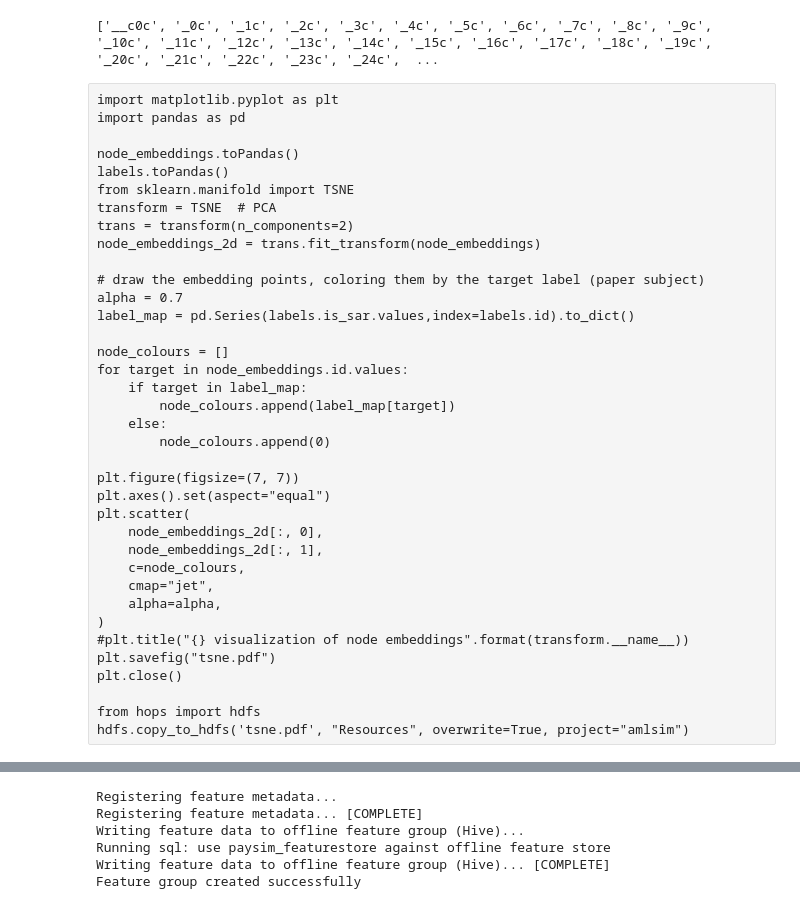
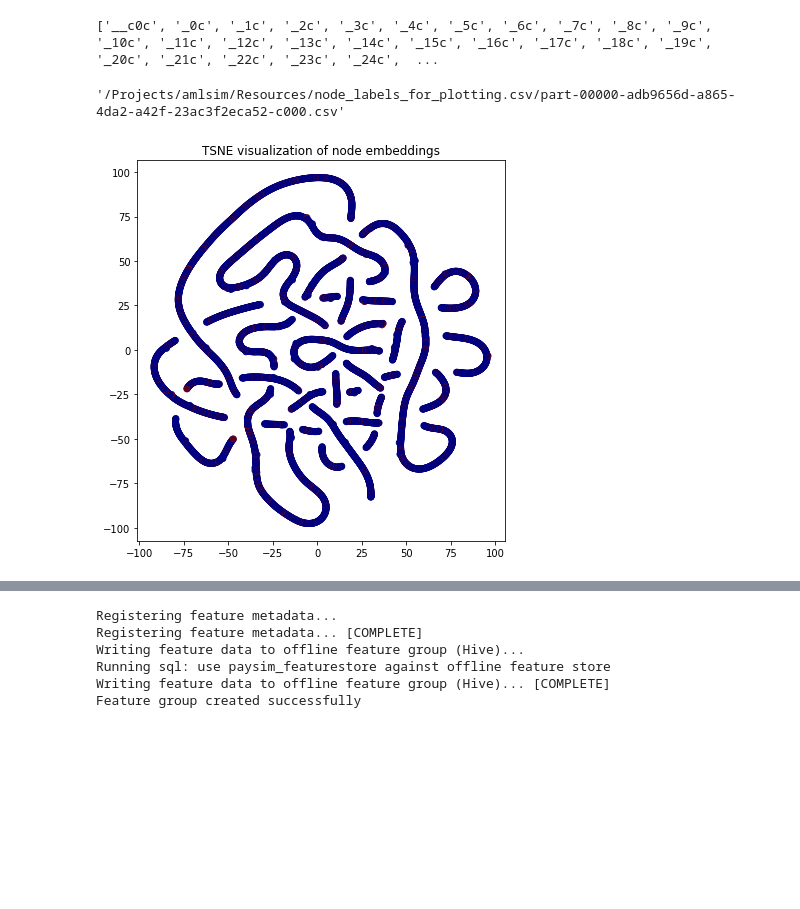
Before and after one commit to logicalclocks/aml_end_to_end, a Jupyter notebook: embeddigs_to_feature.ipynb, the cells around one changed output, grey strips where cells are left out. Saved outputs shown, nothing was run; the diff lists cells and outputs as text; code cells hidden in the pictures; blank space fills up the shorter version.

```diff
--- a/embeddigs_to_feature.ipynb
+++ b/embeddigs_to_feature.ipynb
@@ -45,6 +45,17 @@ print(feature_names)
 feature_names[0]= 'id'
 # %%
 node_embeddings = df.toDF(*feature_names)
+# %%
+from hops import hdfs
+import pandas
+node_path = "hdfs:///Projects/amlsim/Resources/node_embeddings_for_plotting.csv"
+node_embeddings = hdfs.get_plain_path([path for path in hdfs.ls(node_path) if path.endswith("csv")][0])
+
+labels_path = "hdfs:///Projects/amlsim/Resources/node_labels_for_plotting.csv"
+labels = hdfs.get_plain_path([path for path in hdfs.ls(labels_path) if path.endswith("csv")][0])
+labels
+# %% [output]
+'/Projects/amlsim/Resources/node_labels_for_plotting.csv/part-00000-adb9656d-a865-4da2-a42f-23ac3f2eca52-c000.csv'
 # %%
 node_embeddings.coalesce(1)\
       .write\
@@ -62,76 +73,46 @@ labels.coalesce(1)\
 # %%
 %%local
 %matplotlib inline
-
+import pandas
 import matplotlib.pyplot as plt
 import pandas as pd
 from hops import hdfs
+import pydoop.hdfs as pydoop
 
 from sklearn.manifold import TSNE
 transform = TSNE  # PCA
 
-node_embeddings = pandas.read_csv(hdfs.get_plain_path("hdfs:///Projects/amlsim/Resources/node_embeddings_for_plotting.csv"))
-labels = pandas.read_csv(hdfs.get_plain_path("hdfs:///Projects/amlsim/Resources/node_labels_for_plotting.csv"))
+node_path = "hdfs:///Projects/amlsim/Resources/node_embeddings_for_plotting.csv"
+node_embeddings = pandas.read_csv(pydoop.path.abspath(hdfs.get_plain_path([path for path in hdfs.ls(node_path) if path.endswith("csv")][0])))
+
+labels_path = "hdfs:///Projects/amlsim/Resources/node_labels_for_plotting.csv"
+labels = pandas.read_csv(pydoop.path.abspath(hdfs.get_plain_path([path for path in hdfs.ls(labels_path) if path.endswith("csv")][0])))
+
 
 trans = transform(n_components=2)
 node_embeddings_2d = trans.fit_transform(node_embeddings)
 
 # draw the embedding points, coloring them by the target label (paper subject)
 alpha = 0.7
 label_map = pd.Series(labels.is_sar.values,index=labels.id).to_dict()
 
 node_colours = []
 for target in node_embeddings.id.values:
     if target in label_map:
         node_colours.append(label_map[target])
     else:
         node_colours.append(0)
 
 plt.figure(figsize=(7, 7))
 plt.axes().set(aspect="equal")
 plt.scatter(
     node_embeddings_2d[:, 0],
     node_embeddings_2d[:, 1],
     c=node_colours,
     cmap="jet",
     alpha=alpha,
 )
 plt.title("{} visualization of node embeddings".format(transform.__name__))
 plt.show()
+# %% [output]
+[figure, added]
-# %% [raw]
-import matplotlib.pyplot as plt
-import pandas as pd
-
-node_embeddings.toPandas()
-labels.toPandas()
-from sklearn.manifold import TSNE
-transform = TSNE  # PCA
-trans = transform(n_components=2)
-node_embeddings_2d = trans.fit_transform(node_embeddings)
-
-# draw the embedding points, coloring them by the target label (paper subject)
-alpha = 0.7
-label_map = pd.Series(labels.is_sar.values,index=labels.id).to_dict()
-
-node_colours = []
-for target in node_embeddings.id.values:
-    if target in label_map:
-        node_colours.append(label_map[target])
-    else:
-        node_colours.append(0)
-
-plt.figure(figsize=(7, 7))
-plt.axes().set(aspect="equal")
-plt.scatter(
-    node_embeddings_2d[:, 0],
-    node_embeddings_2d[:, 1],
-    c=node_colours,
-    cmap="jet",
-    alpha=alpha,
-)
-#plt.title("{} visualization of node embeddings".format(transform.__name__))
-plt.savefig("tsne.pdf")
-plt.close()
-
-from hops import hdfs
-hdfs.copy_to_hdfs('tsne.pdf', "Resources", overwrite=True, project="amlsim")
```
Also changed, not shown: parts of 2 cells of this notebook, 1 other file.
